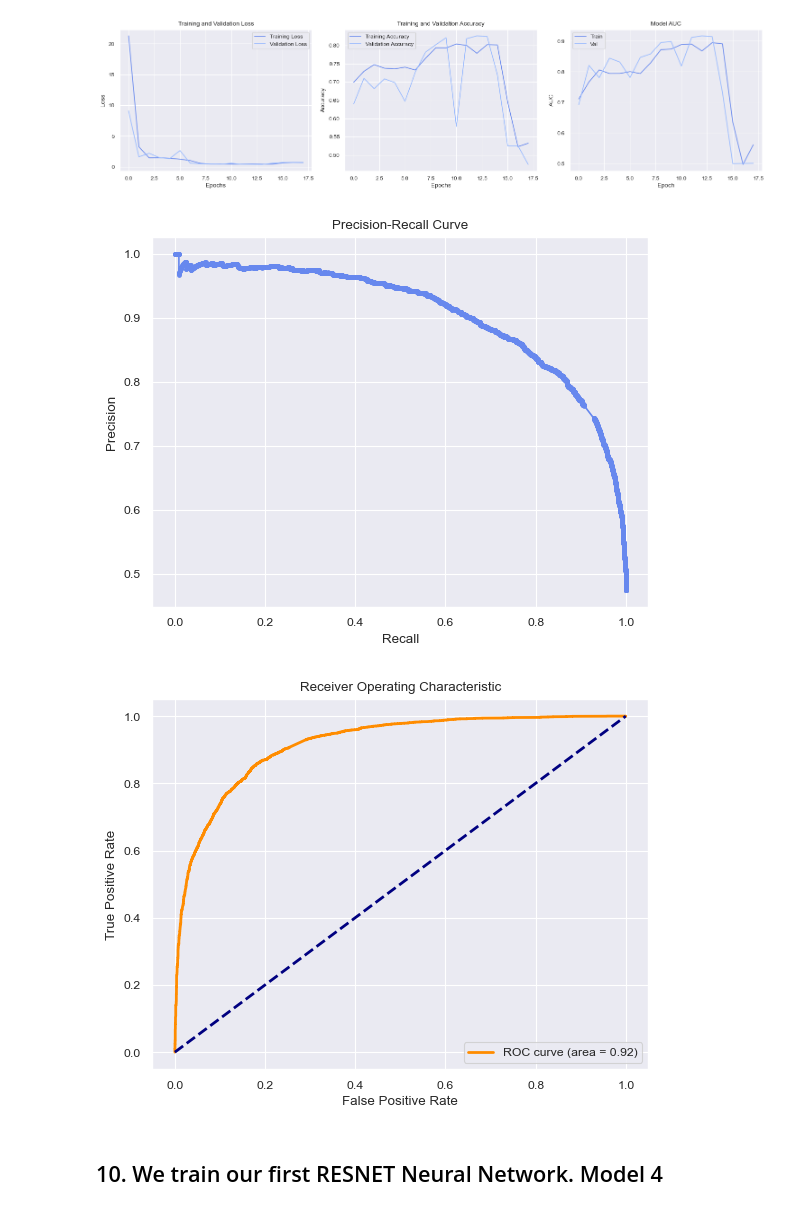
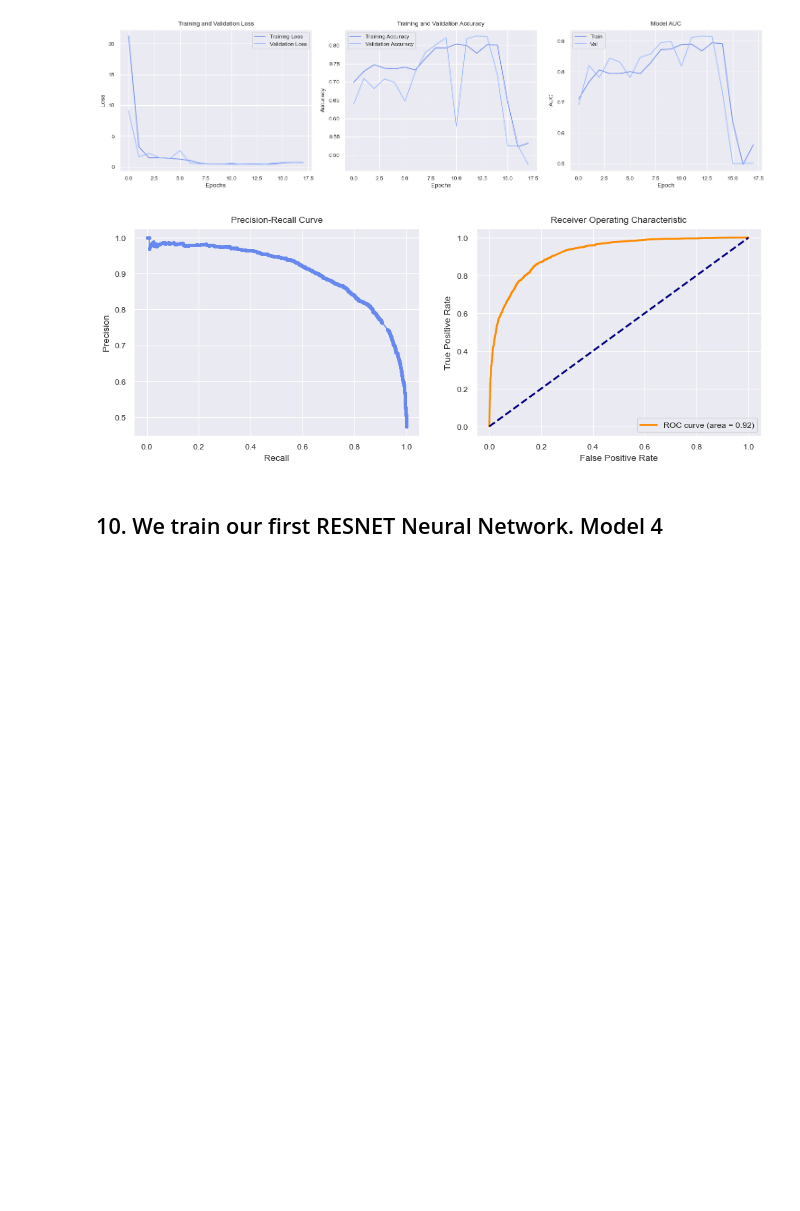
Before and after one commit to Fercv87/DL_Computer_Vision_Keras, a Jupyter notebook: 20240303_Neural_networks_Face_Recognition_v6_KERAS.ipynb, the cells around one changed output. Saved outputs shown, nothing was run; the diff lists cells and outputs as text; code cells hidden in the pictures; blank space fills up the shorter version.

```diff
--- a/20240303_Neural_networks_Face_Recognition_v6_KERAS.ipynb
+++ b/20240303_Neural_networks_Face_Recognition_v6_KERAS.ipynb
@@ -1752,30 +1718,29 @@ plt.show()
 # %%
 from sklearn.metrics import precision_recall_curve, roc_curve, auc
 import matplotlib.pyplot as plt
 
 # Precision-Recall Curve
 precision, recall, _ = precision_recall_curve(y_true, y_pred_probs)
+plt.figure(figsize=(12, 4))
+plt.subplot(1, 2, 1)
 plt.plot(recall, precision, marker='.')
 plt.title('Precision-Recall Curve')
 plt.xlabel('Recall')
 plt.ylabel('Precision')
-plt.show()
-
 # ROC Curve
 fpr, tpr, _ = roc_curve(y_true, y_pred_probs)
 roc_auc = auc(fpr, tpr)
 
-plt.figure()
+plt.subplot(1, 2, 2)
 plt.plot(fpr, tpr, color='darkorange', lw=2, label='ROC curve (area = %0.2f)' % roc_auc)
 plt.plot([0, 1], [0, 1], color='navy', lw=2, linestyle='--')
 plt.xlabel('False Positive Rate')
 plt.ylabel('True Positive Rate')
 plt.title('Receiver Operating Characteristic')
 plt.legend(loc="lower right")
 plt.show()
 # %% [output]
-[figure, old version]
+[figure, new version]
-[figure, removed]
 # %% [markdown]
 ## 10. We train our first RESNET Neural Network. Model 4
 # %%
```
Also changed, not shown: parts of 14 cells of this notebook, 1 other file.
